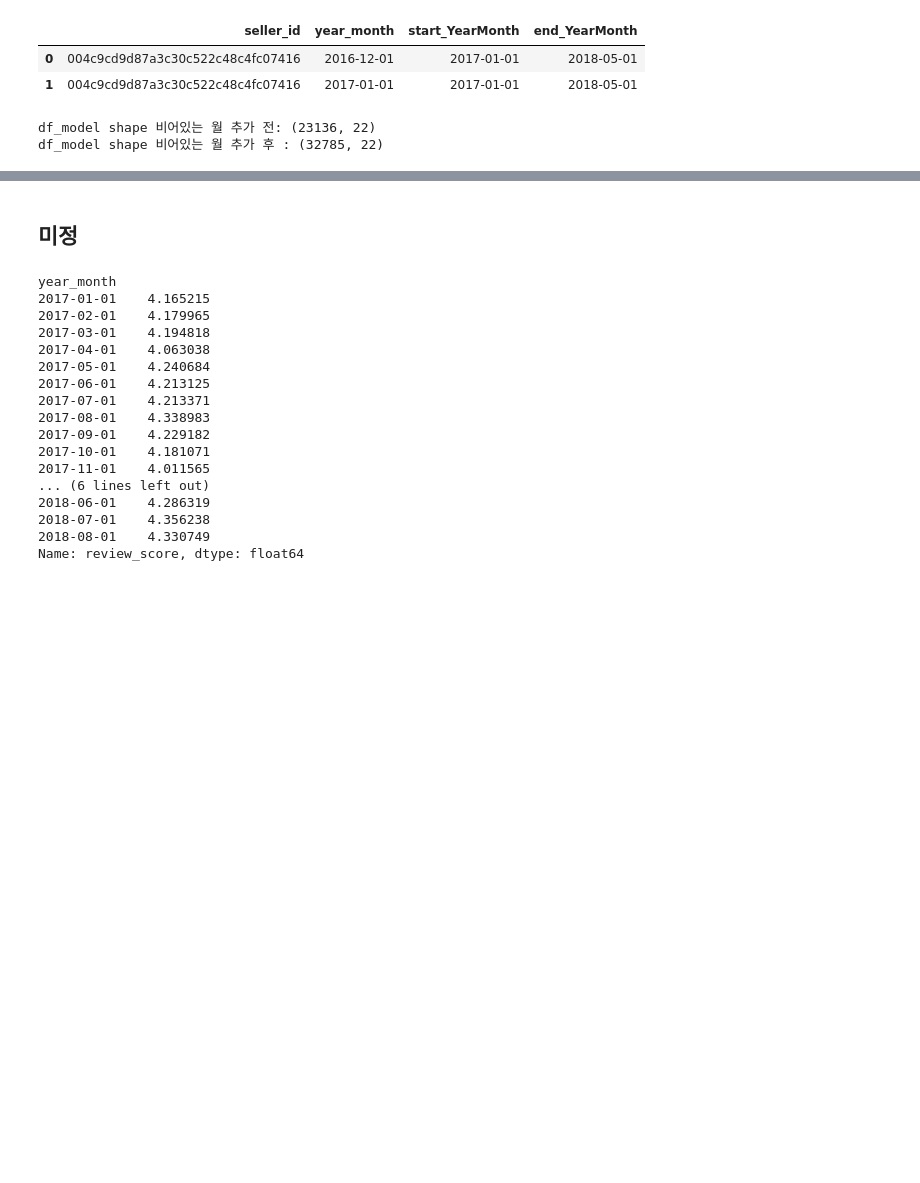
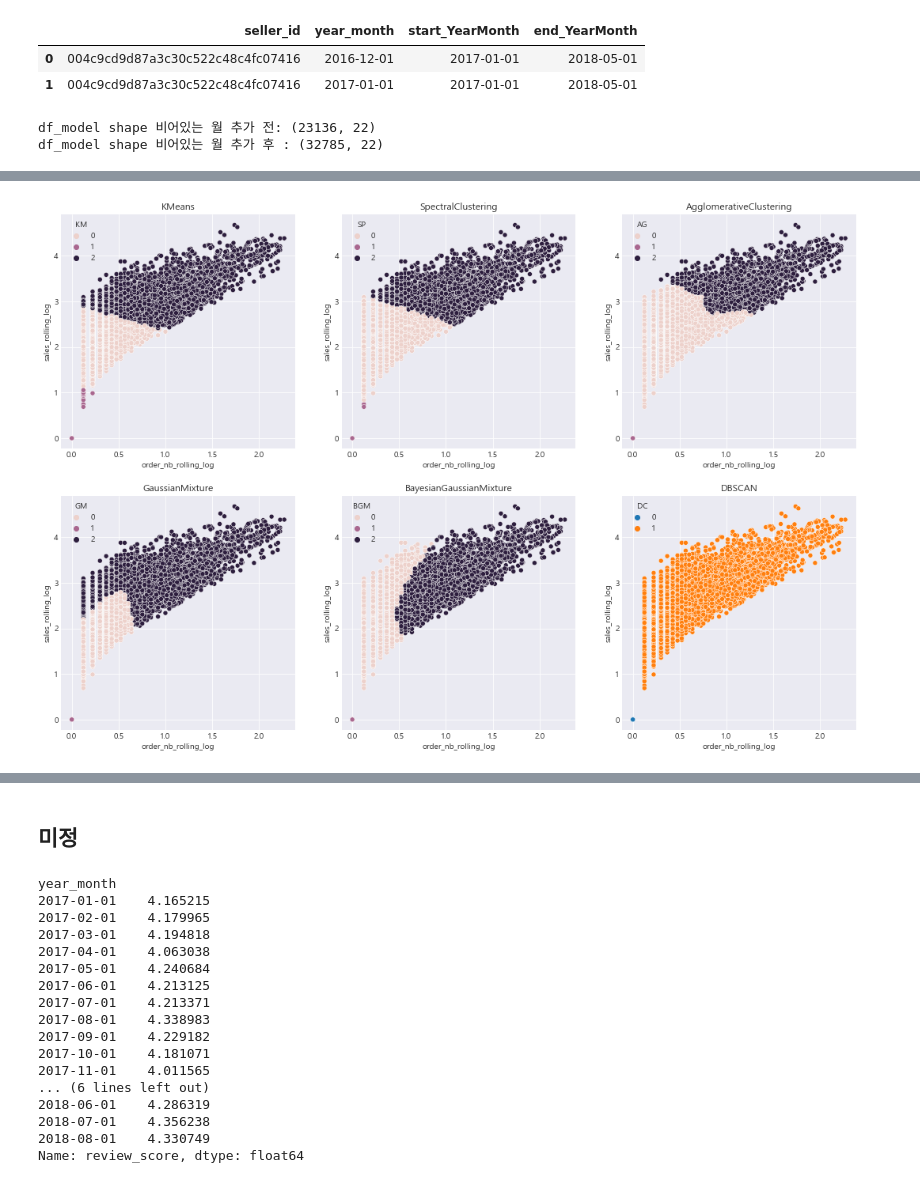
Before and after one commit to changyong93/project_Brazilian-E-Commerce-Public-Dataset-by-Olist, a Jupyter notebook: 전처리~피쳐엔지니어링.ipynb, the cells around one changed output, grey strips where cells are left out. Saved outputs shown, nothing was run; the diff lists cells and outputs as text; code cells hidden in the pictures; blank space fills up the shorter version.

```diff
--- a/전처리~피쳐엔지니어링.ipynb
+++ b/전처리~피쳐엔지니어링.ipynb
@@ -1125,0 +1117,25 @@ df_model_temp_temp["order_nb_rolling"] = std.fit_transform(df_model_temp_temp["o
+# %%
+from sklearn.cluster import KMeans,SpectralClustering,AgglomerativeClustering, DBSCAN, GaussianMixture, BayesianGaussianMixture
+from sklearn.cluster import AffinityPropagation,
+from sklearn.mixture import
+# AgglomerativeClustering = Hierarchical clustering
+
+def clustering_with_n_cluster(df, n_cluster):
+    KM = KMeans(n_clusters= n_cluster , random_state =0)
+    SP = SpectralClustering(n_clusters= n_cluster , random_state =0)
+    AG = AgglomerativeClustering(n_clusters= n_cluster)
+
+    GM = GaussianMixture(n_components=n_cluster, random_state = 0)
+    BGM = BayesianGaussianMixture(n_components=n_cluster, random_state = 0)
+    DC = DBSCAN()
+
+    KM.fit(df)
+    SP.fit(df)
+    AG.fit(df)
+    DC.fit(df)
+    return pd.DataFrame({"KM" : KM.labels_.tolist(), "SP" : SP.labels_.tolist(), "AG" : AG.labels_.tolist(),
+                          "GM" : GM.fit_predict(df).tolist(), "BGM" : BGM.fit_predict(df).tolist(),"DC" : DC.labels_.tolist()})
+# %%
+labels_3 = clustering_with_n_cluster(seller_rating[["sales_rolling_log","order_nb_rolling_log"]],3)
+# %%
+seller_rating = pd.concat([seller_rating,labels_3],axis=1)
@@ -1125,0 +1165,18 @@ df_model_temp_temp["order_nb_rolling"] = std.fit_transform(df_model_temp_temp["o
+# %%
+fig,ax = plt.subplots(2,3,figsize = (18,12))
+
+g=sns.scatterplot(data = seller_rating, x = "order_nb_rolling_log", y = "sales_rolling_log",hue = "KM", ax = ax[0,0])
+g.set_title("KMeans")
+g=sns.scatterplot(data = seller_rating, x = "order_nb_rolling_log", y = "sales_rolling_log",hue = "SP", ax = ax[0,1])
+g.set_title("SpectralClustering")
+g=sns.scatterplot(data = seller_rating, x = "order_nb_rolling_log", y = "sales_rolling_log",hue = "AG", ax = ax[0,2])
+g.set_title("AgglomerativeClustering")
+g=sns.scatterplot(data = seller_rating, x = "order_nb_rolling_log", y = "sales_rolling_log",hue = "GM", ax = ax[1,0])
+g.set_title("GaussianMixture")
+g=sns.scatterplot(data = seller_rating, x = "order_nb_rolling_log", y = "sales_rolling_log",hue = "BGM", ax = ax[1,1])
+g.set_title("BayesianGaussianMixture")
+g=sns.scatterplot(data = seller_rating, x = "order_nb_rolling_log", y = "sales_rolling_log",hue = "DC", ax = ax[1,2])
+g.set_title("DBSCAN")
+plt.show()
+# %% [output]
+[figure, added]
```
Also changed, not shown: parts of 26 cells of this notebook.
